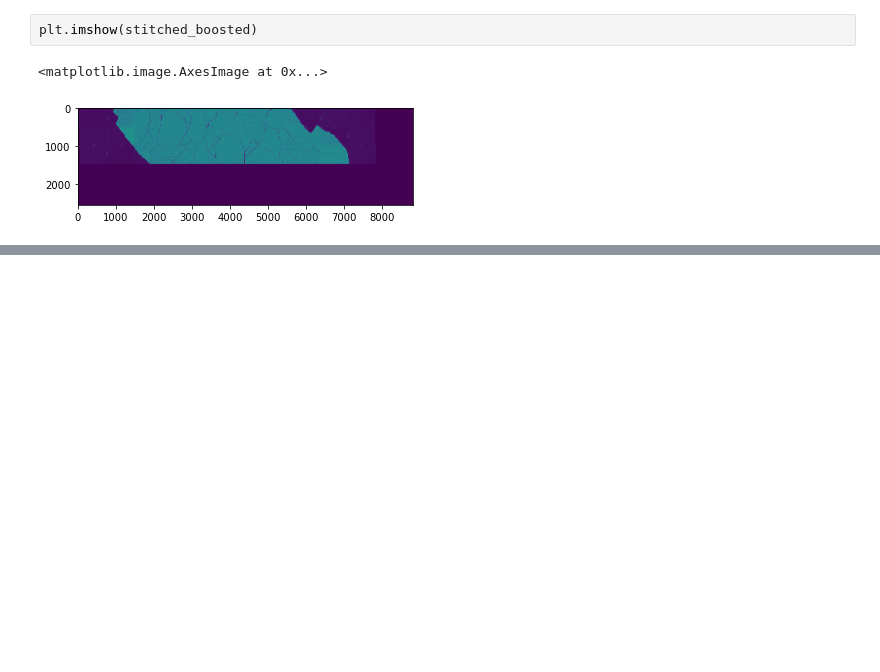
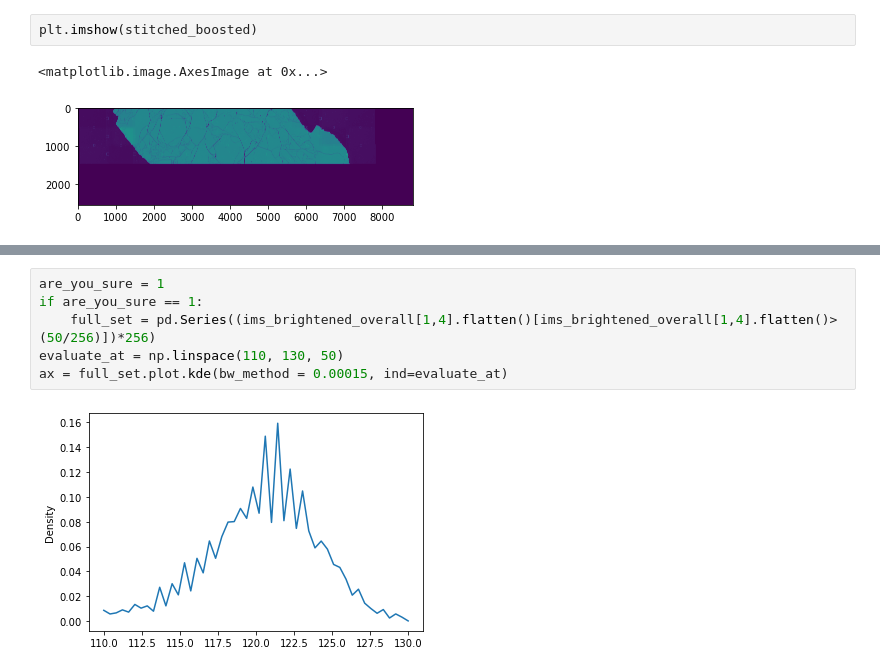
Before and after one commit to IExistSometimes/TIFF-An-y, a Jupyter notebook: Stitcher.ipynb, the cells around one changed output, grey strips where cells are left out. Drawn from its saved outputs; the diff is of its cells as text; blank space fills up the shorter version.

```diff
--- a/Stitcher.ipynb
+++ b/Stitcher.ipynb
@@ -696,0 +680,8 @@ array([[25600., 25600., 25600., ..., 25600., 25600., 25600.],
+# %%
+are_you_sure = 1
+if are_you_sure == 1:
+    full_set = pd.Series((ims_brightened_overall[1,4].flatten()[ims_brightened_overall[1,4].flatten()>(50/256)])*256)
+evaluate_at = np.linspace(110, 130, 50)
+ax = full_set.plot.kde(bw_method = 0.00015, ind=evaluate_at)
+# %% [output]
+[figure, added]
```
Also changed, not shown: parts of 29 cells of this notebook, 1 other file.
